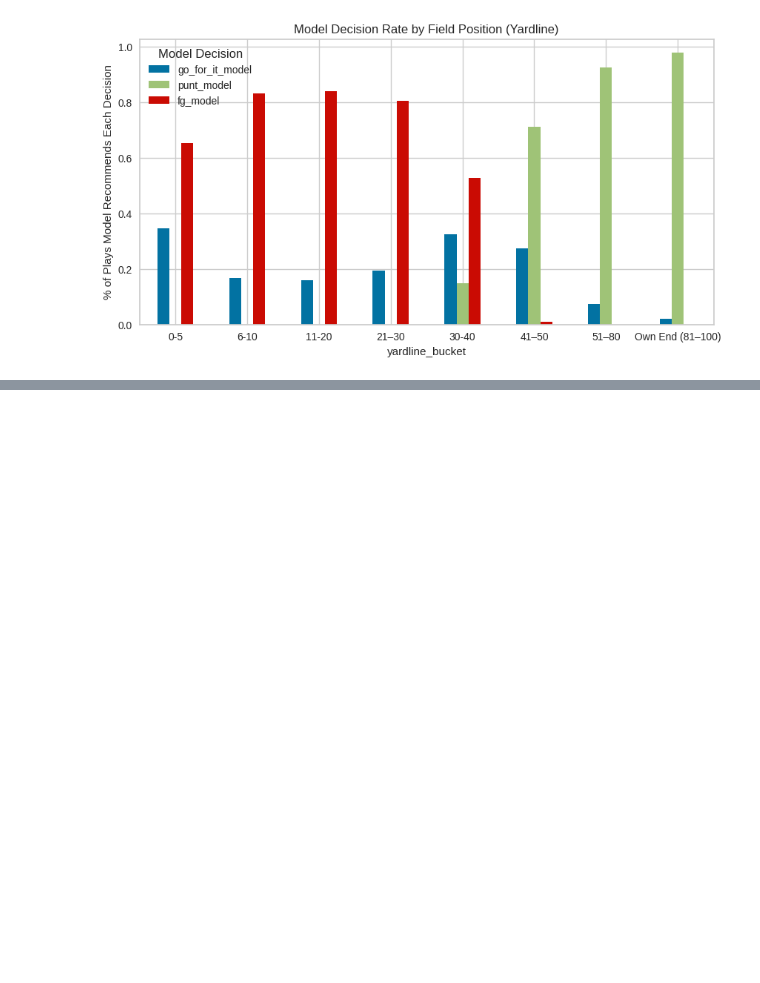
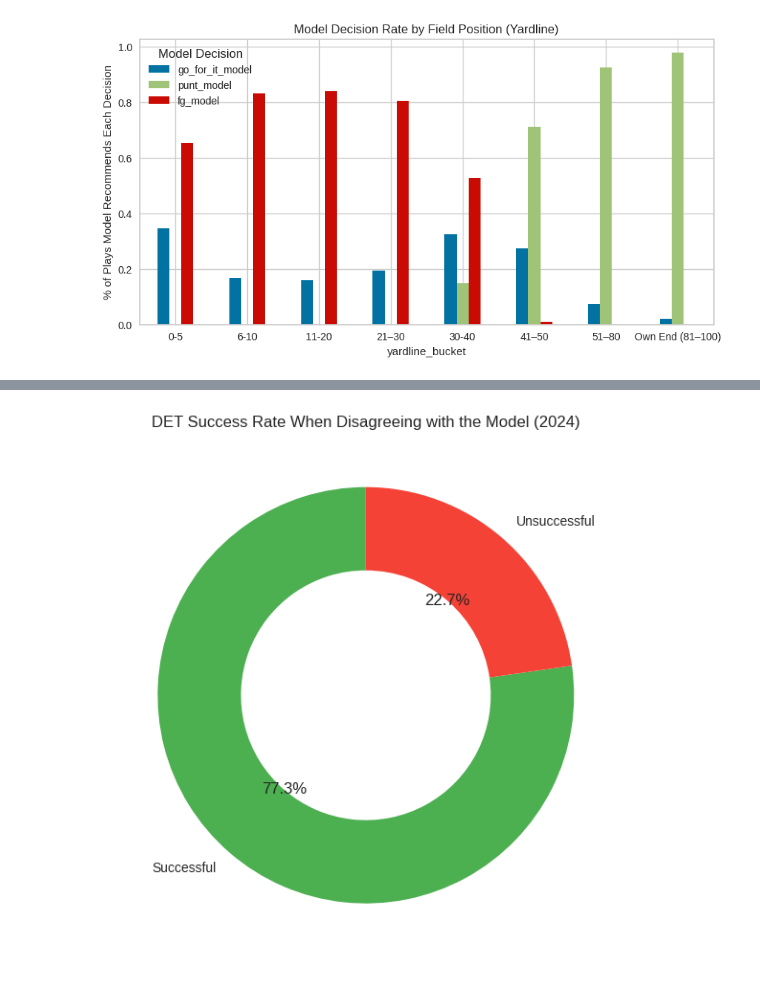
Before and after one commit to Dawson-Field/4th-down-decision-model, a Jupyter notebook: fourthdownmodel.ipynb, the cells around one changed output, grey strips where cells are left out. Cells and saved outputs as stored; diff of their text form; code cells hidden in the pictures; blank space fills up the shorter version.

```diff
--- a/fourthdownmodel.ipynb
+++ b/fourthdownmodel.ipynb
@@ -267,0 +373,35 @@ plt.show()
+# %%
+import matplotlib.pyplot as plt
+
+# Filter DET disagreements
+det_disagreements = comparison_df[
+    (comparison_df['posteam'] == 'DET') &
+    (comparison_df['actual_decision'] != comparison_df['model_decision'])
+]
+
+# Only proceed if there are disagreements
+if not det_disagreements.empty:
+    # Count success outcomes, ensuring 0s if one side is missing
+    success_count = det_disagreements['success'].value_counts().to_dict()
+    success = success_count.get(True, 0)
+    failure = success_count.get(False, 0)
+
+    # Data for chart
+    sizes = [success, failure]
+    labels = ['Successful', 'Unsuccessful']
+    colors = ['#4CAF50', '#F44336']
+
+    # Make donut chart
+    plt.figure(figsize=(6, 6))
+    wedges, texts, autotexts = plt.pie(
+        sizes, labels=labels, colors=colors, autopct='%1.1f%%', startangle=90,
+        wedgeprops={'width': 0.4}
+    )
+
+    plt.title('DET Success Rate When Disagreeing with the Model (2024)')
+    plt.tight_layout()
+    plt.show()
+else:
+    print("No disagreements found for DET.")
+# %% [output]
+[figure, added]
```
Also changed, not shown: parts of 6 cells of this notebook.
